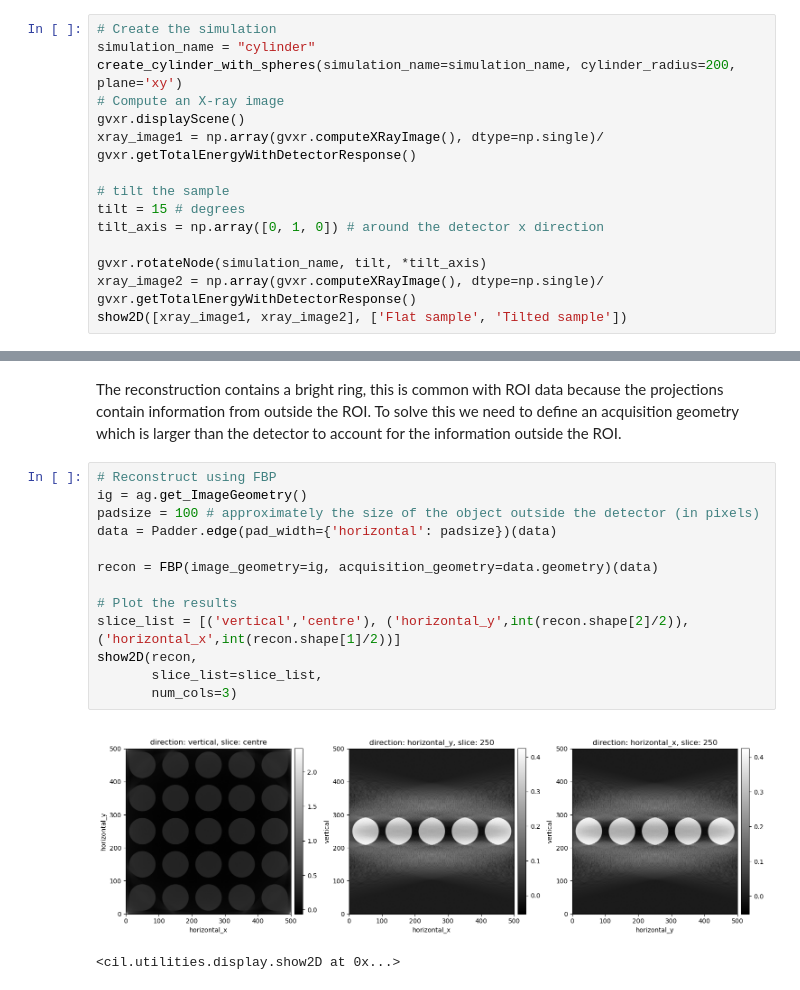
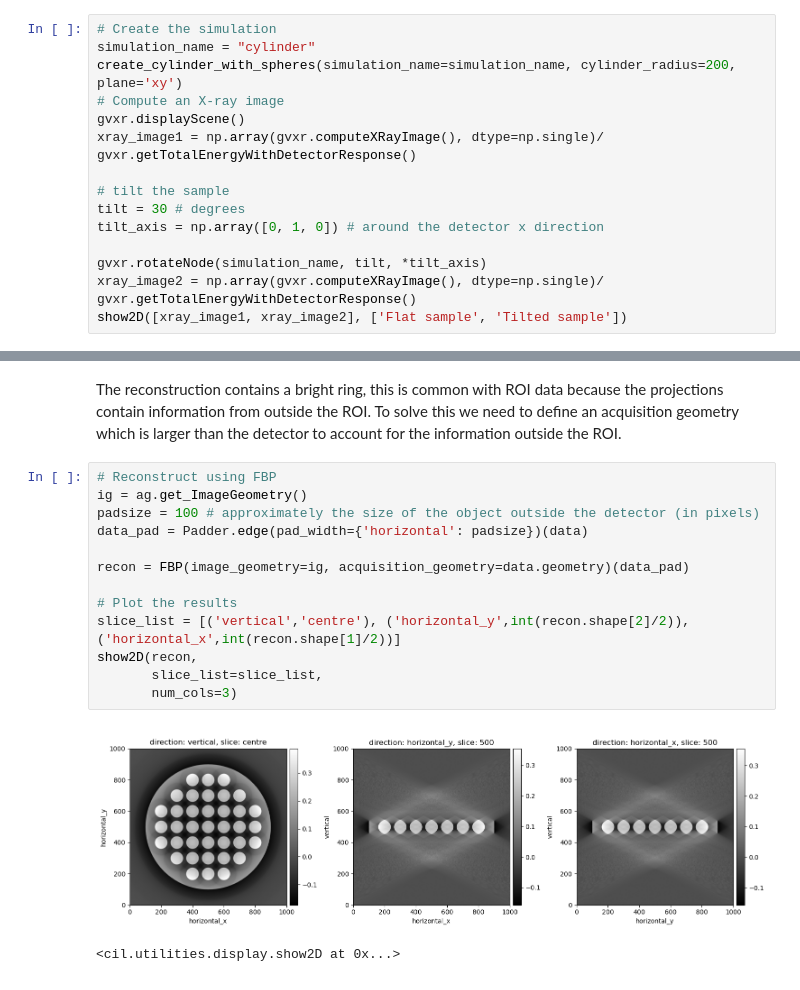
Before and after one commit to TomographicImaging/CCPi-Diamond-Laminography, a Jupyter notebook: laminography_artefacts_cylinder.ipynb, the cells around one changed output, grey strips where cells are left out. Drawn from its saved outputs; the diff is of its cells as text.

```diff
--- a/laminography_artefacts_cylinder.ipynb
+++ b/laminography_artefacts_cylinder.ipynb
@@ -280,7 +312,7 @@ gvxr.displayScene()
 xray_image1 = np.array(gvxr.computeXRayImage(), dtype=np.single)/ gvxr.getTotalEnergyWithDetectorResponse()
 
 # tilt the sample
-tilt = 15 # degrees
+tilt = 30 # degrees
 tilt_axis = np.array([0, 1, 0]) # around the detector x direction
 
 gvxr.rotateNode(simulation_name, tilt, *tilt_axis)
@@ -352,18 +385,18 @@ The reconstruction contains a bright ring, this is common with ROI data because
 # %%
 # Reconstruct using FBP
 ig = ag.get_ImageGeometry()
 padsize = 100 # approximately the size of the object outside the detector (in pixels)
-data = Padder.edge(pad_width={'horizontal': padsize})(data)
+data_pad = Padder.edge(pad_width={'horizontal': padsize})(data)
 
-recon = FBP(image_geometry=ig, acquisition_geometry=data.geometry)(data)
+recon = FBP(image_geometry=ig, acquisition_geometry=data.geometry)(data_pad)
 
 # Plot the results
 slice_list = [('vertical','centre'), ('horizontal_y',int(recon.shape[2]/2)), ('horizontal_x',int(recon.shape[1]/2))]
 show2D(recon,
        slice_list=slice_list,
        num_cols=3)
 # %% [output]
-[figure, old version]
+[figure, new version]
 <cil.utilities.display.show2D at 0x...>
 # %%
 gvxr.destroy()
```
Also changed, not shown: parts of 15 cells of this notebook, 10 other files.
